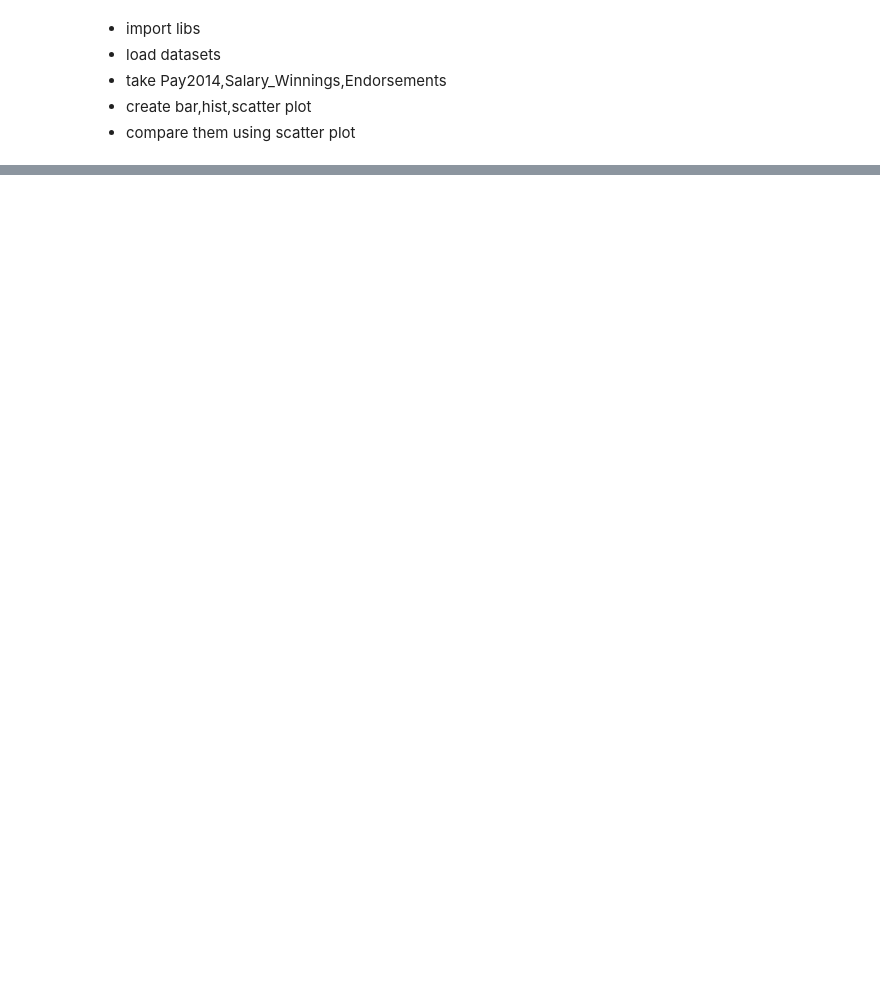
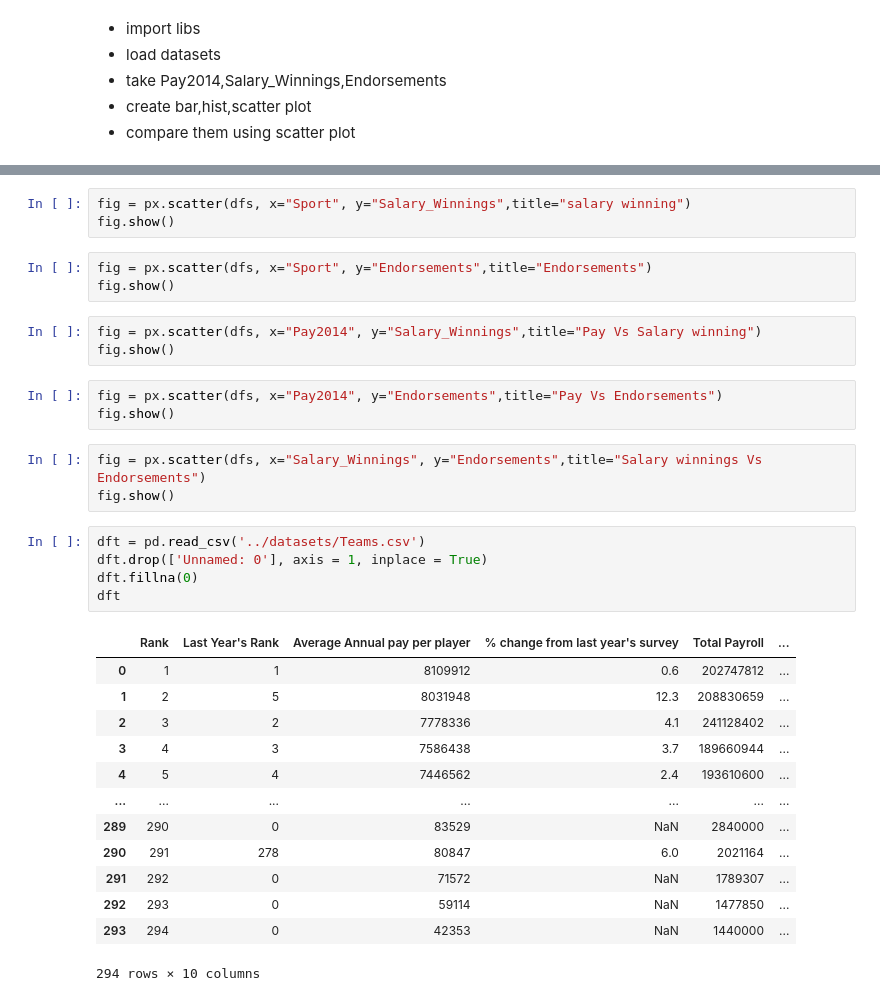
Before and after one commit to arjun-verma/Major_Project, a Jupyter notebook: analysis/univariate.ipynb, the cells around one changed output, grey strips where cells are left out. Saved outputs shown, nothing was run; the diff lists cells and outputs as text; blank space fills up the shorter version.

```diff
--- a/analysis/univariate.ipynb
+++ b/analysis/univariate.ipynb
@@ -69,0 +72,34 @@ plt.show()
+# %%
+fig = px.scatter(dfs, x="Sport", y="Salary_Winnings",title="salary winning")
+fig.show()
+# %%
+fig = px.scatter(dfs, x="Sport", y="Endorsements",title="Endorsements")
+fig.show()
+# %%
+fig = px.scatter(dfs, x="Pay2014", y="Salary_Winnings",title="Pay Vs Salary winning")
+fig.show()
+# %%
+fig = px.scatter(dfs, x="Pay2014", y="Endorsements",title="Pay Vs Endorsements")
+fig.show()
+# %%
+fig = px.scatter(dfs, x="Salary_Winnings", y="Endorsements",title="Salary winnings Vs Endorsements")
+fig.show()
+# %%
+dft = pd.read_csv('../datasets/Teams.csv')
+dft.drop(['Unnamed: 0'], axis = 1, inplace = True)
+dft.fillna(0)
+dft
+# %% [output]
+|  | Rank | Last Year's Rank | Average Annual pay per player | % change from last year's survey | Total Payroll | ... |
+| 0 | 1 | 1 | 8109912 | 0.6 | 202747812 | ... |
+| 1 | 2 | 5 | 8031948 | 12.3 | 208830659 | ... |
+| 2 | 3 | 2 | 7778336 | 4.1 | 241128402 | ... |
+| 3 | 4 | 3 | 7586438 | 3.7 | 189660944 | ... |
+| 4 | 5 | 4 | 7446562 | 2.4 | 193610600 | ... |
+| ... | ... | ... | ... | ... | ... | ... |
+| 289 | 290 | 0 | 83529 | NaN | 2840000 | ... |
+| 290 | 291 | 278 | 80847 | 6.0 | 2021164 | ... |
+| 291 | 292 | 0 | 71572 | NaN | 1789307 | ... |
+| 292 | 293 | 0 | 59114 | NaN | 1477850 | ... |
+| 293 | 294 | 0 | 42353 | NaN | 1440000 | ... |
+294 rows × 10 columns
```
Also changed, not shown: parts of 21 cells of this notebook, 3 other files.
